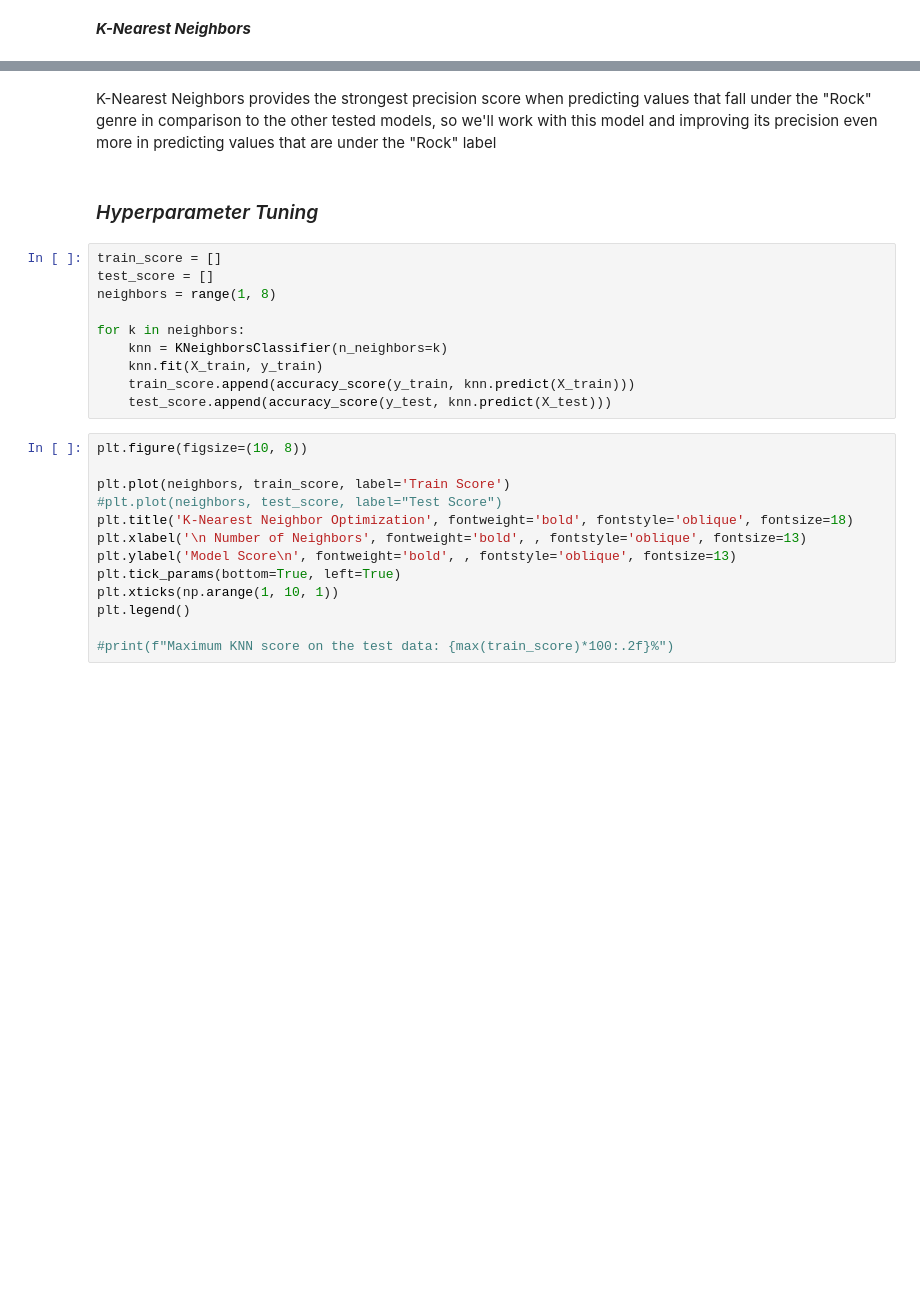
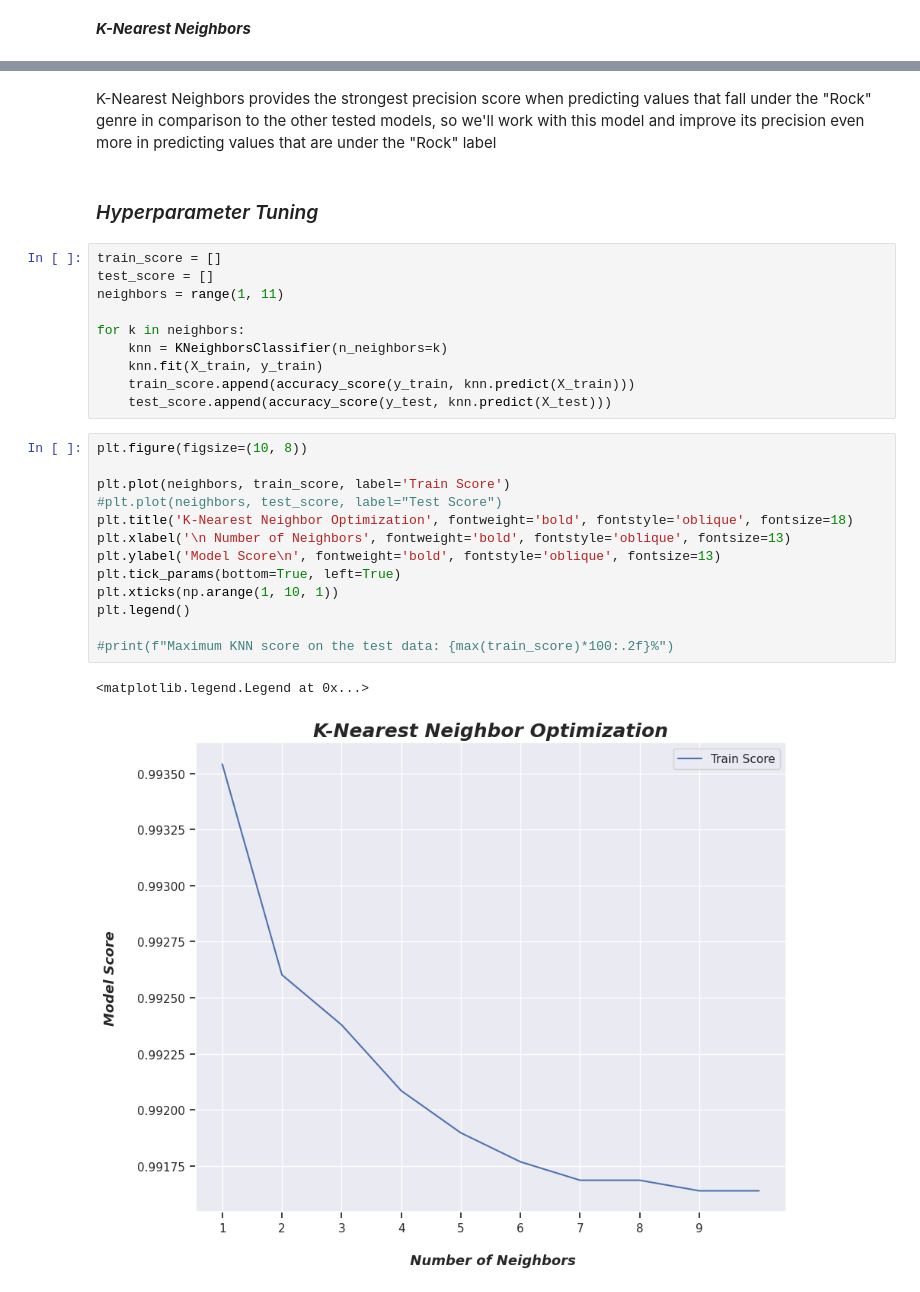
Before and after one commit to RafaelJMinaya/Spotify-Music-Genre-Classification, a Jupyter notebook: spotify-music-genre-classification.ipynb, the cells around one changed output, grey strips where cells are left out. Cells and saved outputs as stored; diff of their text form; blank space fills up the shorter version.

Commit message:
Spotify Music Genre Classification 🎸

```diff
--- a/spotify-music-genre-classification.ipynb
+++ b/spotify-music-genre-classification.ipynb
@@ -346,11 +495,11 @@ print(classification_report(y_test, y_pred))
 # %% [markdown]
-K-Nearest Neighbors provides the strongest precision score when predicting values that fall under the "Rock" genre in comparison to the other tested models, so we'll work with this model and improving its precision even more in predicting values that are under the "Rock" label
+K-Nearest Neighbors provides the strongest precision score when predicting values that fall under the "Rock" genre in comparison to the other tested models, so we'll work with this model and improve its precision even more in predicting values that are under the "Rock" label
 # %% [markdown]
 ### *Hyperparameter Tuning*
 # %%
 train_score = []
 test_score = []
-neighbors = range(1, 8)
+neighbors = range(1, 11)
 
 for k in neighbors:
     knn = KNeighborsClassifier(n_neighbors=k)
@@ -360,13 +509,16 @@ for k in neighbors:
 # %%
 plt.figure(figsize=(10, 8))
 
 plt.plot(neighbors, train_score, label='Train Score')
 #plt.plot(neighbors, test_score, label="Test Score")
 plt.title('K-Nearest Neighbor Optimization', fontweight='bold', fontstyle='oblique', fontsize=18)
-plt.xlabel('\n Number of Neighbors', fontweight='bold', , fontstyle='oblique', fontsize=13)
-plt.ylabel('Model Score\n', fontweight='bold', , fontstyle='oblique', fontsize=13)
+plt.xlabel('\n Number of Neighbors', fontweight='bold', fontstyle='oblique', fontsize=13)
+plt.ylabel('Model Score\n', fontweight='bold', fontstyle='oblique', fontsize=13)
 plt.tick_params(bottom=True, left=True)
 plt.xticks(np.arange(1, 10, 1))
 plt.legend()
 
 #print(f"Maximum KNN score on the test data: {max(train_score)*100:.2f}%")
+# %% [output]
+<matplotlib.legend.Legend at 0x...>
+[figure, added]
```
Also changed, not shown: parts of 19 cells of this notebook.
